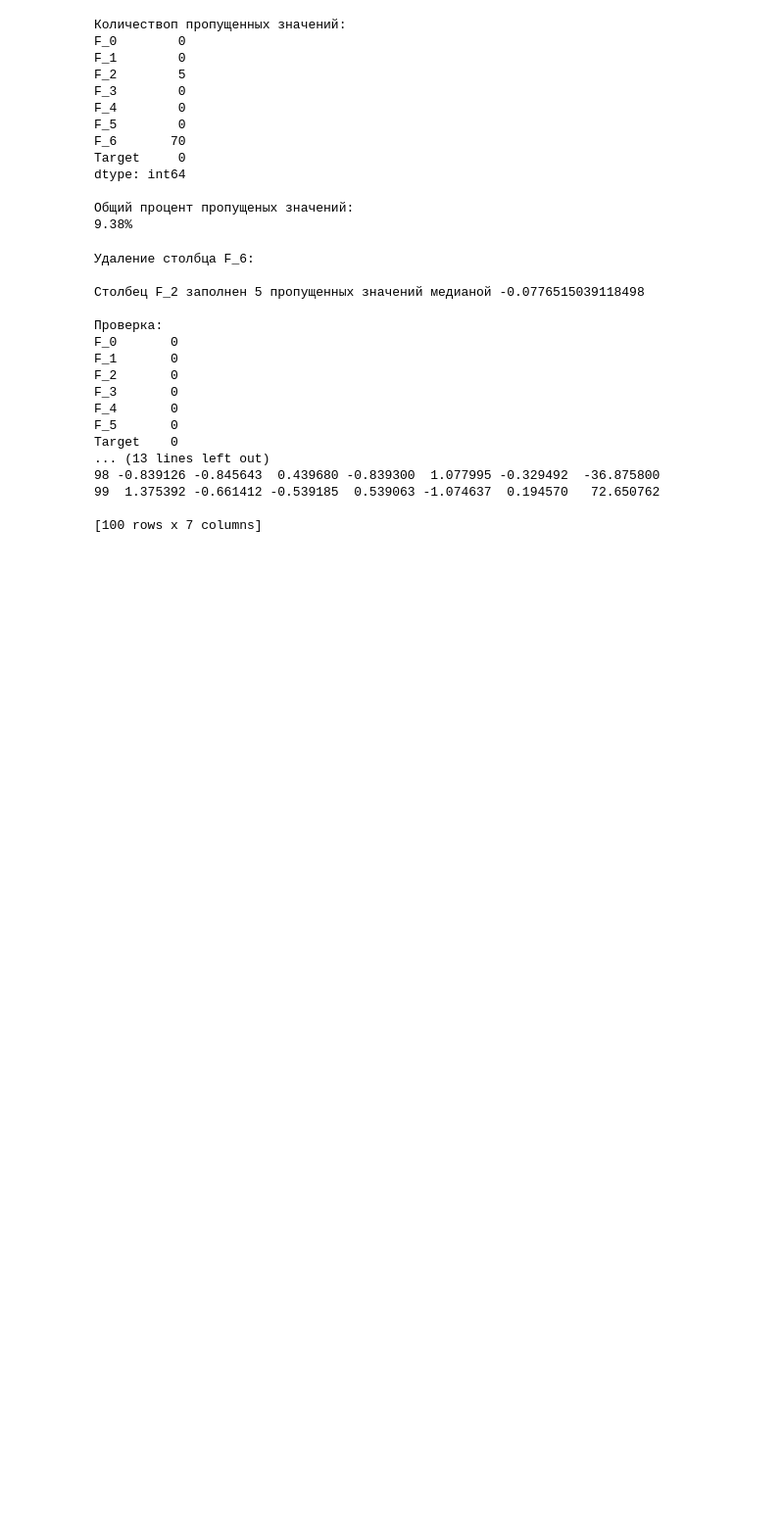
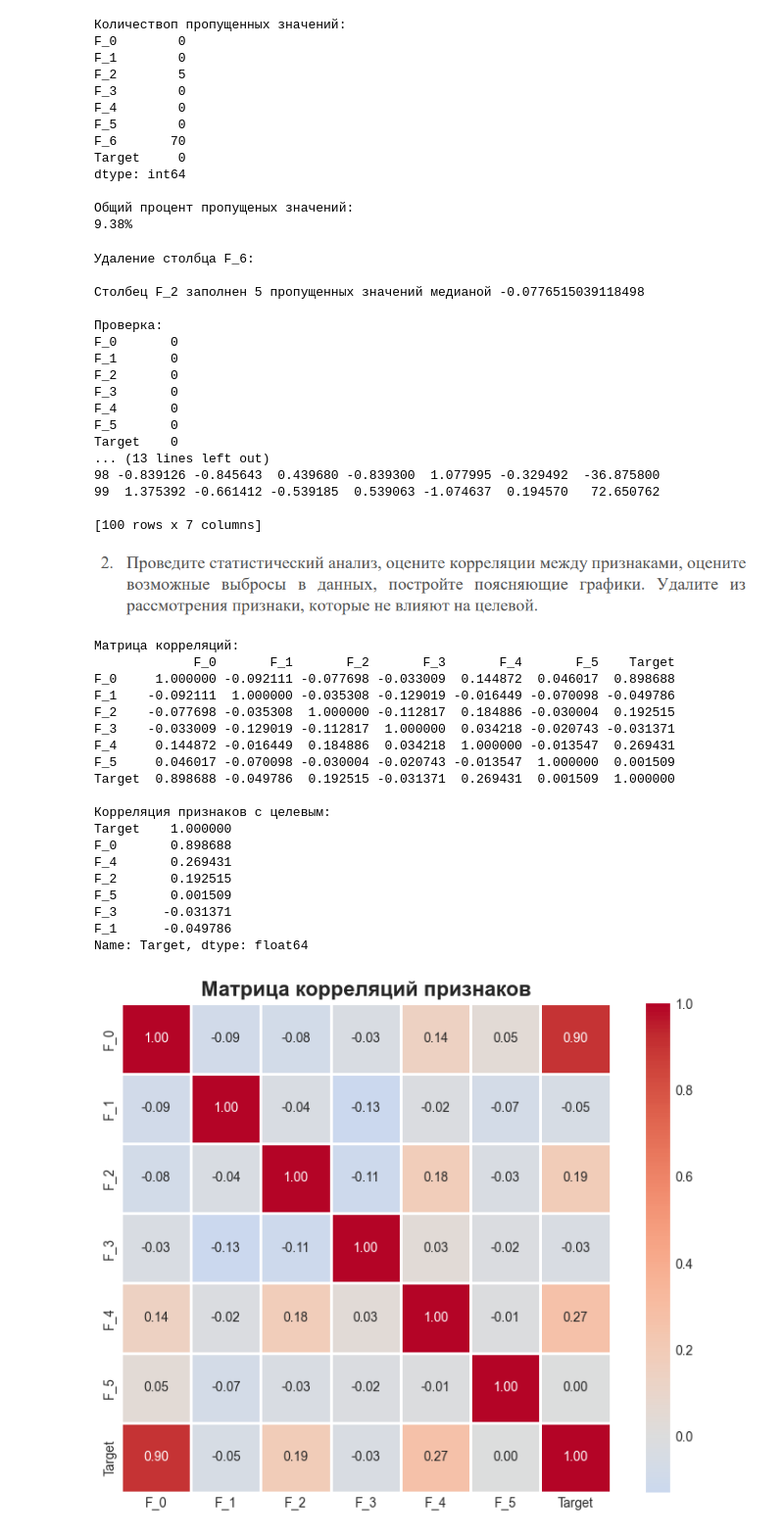
Before and after one commit to medicsera/MachineLerning, a Jupyter notebook: RegressionTask.ipynb, the cells around one changed output. Shown: that part at 98% size. Drawn from its saved outputs; the diff is of its cells as text; code cells hidden in the pictures; blank space fills up the shorter version.

```diff
--- a/RegressionTask.ipynb
+++ b/RegressionTask.ipynb
@@ -123,3 +123,40 @@ Target    0
 99  1.375392 -0.661412 -0.539185  0.539063 -1.074637  0.194570   72.650762
 
 [100 rows x 7 columns]
+# %% [markdown]
+![image.png](attachment:image.png)
+# %%
+# Вычисление корреляций
+correl_matrix = df_filled.corr()
+print(f"Матрица корреляций:\n{correl_matrix}")
+
+target_correl = correl_matrix['Target'].sort_values(ascending=False)
+print(f"\nКорреляция признаков с целевым:\n{target_correl}")
+
+# Визуализация корреляций
+plt.figure(figsize=(8,6))
+sns.heatmap(correl_matrix,annot=True,cmap='coolwarm',center=0,fmt='.2f',square=True,linewidths=1)
+plt.title("Матрица корреляций признаков", fontsize=16, fontweight='bold')
+plt.tight_layout()
+plt.show()
+# %% [output]
+Матрица корреляций:
+             F_0       F_1       F_2       F_3       F_4       F_5    Target
+F_0     1.000000 -0.092111 -0.077698 -0.033009  0.144872  0.046017  0.898688
+F_1    -0.092111  1.000000 -0.035308 -0.129019 -0.016449 -0.070098 -0.049786
+F_2    -0.077698 -0.035308  1.000000 -0.112817  0.184886 -0.030004  0.192515
+F_3    -0.033009 -0.129019 -0.112817  1.000000  0.034218 -0.020743 -0.031371
+F_4     0.144872 -0.016449  0.184886  0.034218  1.000000 -0.013547  0.269431
+F_5     0.046017 -0.070098 -0.030004 -0.020743 -0.013547  1.000000  0.001509
+Target  0.898688 -0.049786  0.192515 -0.031371  0.269431  0.001509  1.000000
+
+Корреляция признаков с целевым:
+Target    1.000000
+F_0       0.898688
+F_4       0.269431
+F_2       0.192515
+F_5       0.001509
+F_3      -0.031371
+F_1      -0.049786
+Name: Target, dtype: float64
+[figure, added]
```
Also changed, not shown: parts of 5 cells of this notebook.
